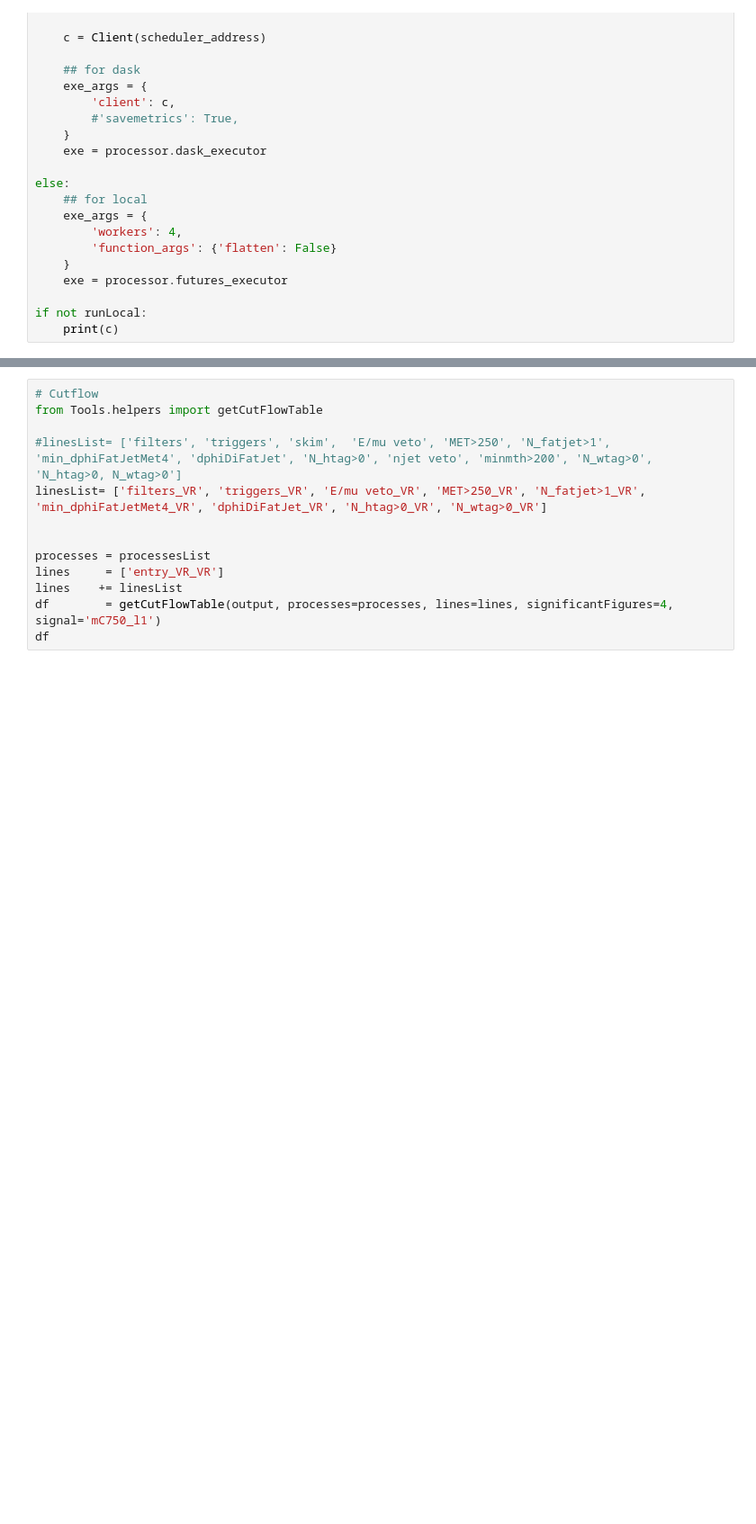
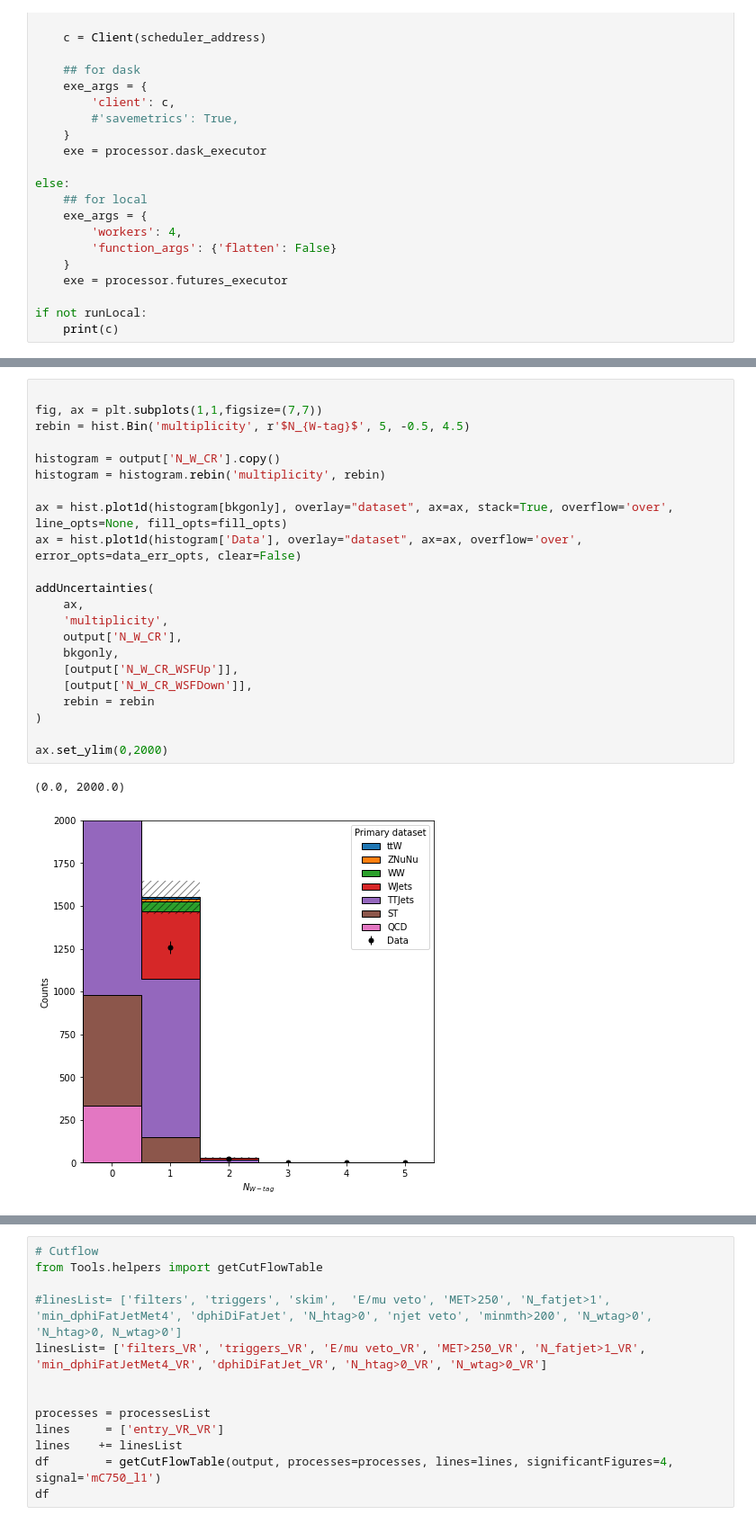
Before and after one commit to ksalyer/tW_scattering, a Jupyter notebook: notebooks/WH_oneLep_CR.ipynb, the cells around one changed output, grey strips where cells are left out. Shown: that part at 90% size. Cells and saved outputs as stored; diff of their text form; blank space fills up the shorter version.

```diff
--- a/notebooks/WH_oneLep_CR.ipynb
+++ b/notebooks/WH_oneLep_CR.ipynb
@@ -448,0 +531,25 @@ else:
+# %%
+
+fig, ax = plt.subplots(1,1,figsize=(7,7))
+rebin = hist.Bin('multiplicity', r'$N_{W-tag}$', 5, -0.5, 4.5)
+
+histogram = output['N_W_CR'].copy()
+histogram = histogram.rebin('multiplicity', rebin)
+
+ax = hist.plot1d(histogram[bkgonly], overlay="dataset", ax=ax, stack=True, overflow='over', line_opts=None, fill_opts=fill_opts)
+ax = hist.plot1d(histogram['Data'], overlay="dataset", ax=ax, overflow='over', error_opts=data_err_opts, clear=False)
+
+addUncertainties(
+    ax,
+    'multiplicity',
+    output['N_W_CR'],
+    bkgonly,
+    [output['N_W_CR_WSFUp']],
+    [output['N_W_CR_WSFDown']],
+    rebin = rebin
+)
+
+ax.set_ylim(0,2000)
+# %% [output]
+(0.0, 2000.0)
+[figure, added]
```
Also changed, not shown: parts of 5 cells of this notebook, 2 other files.
